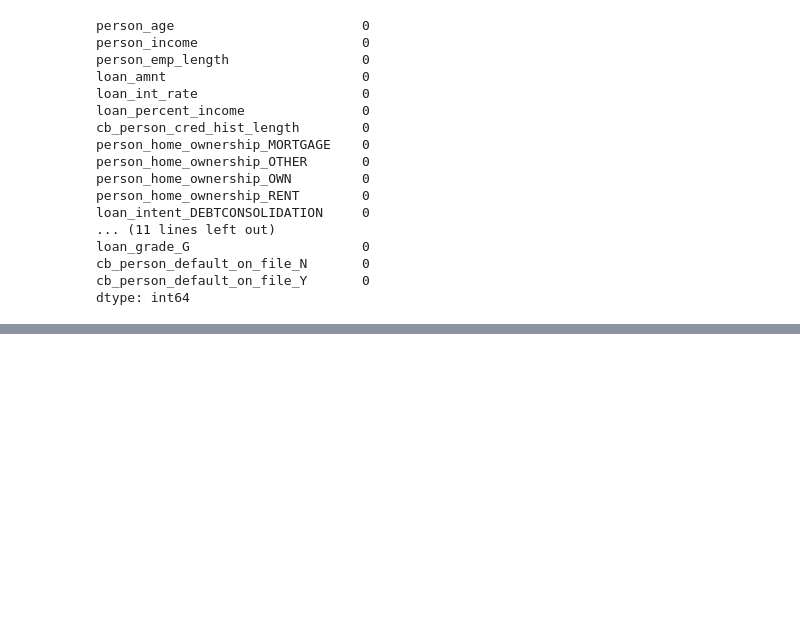
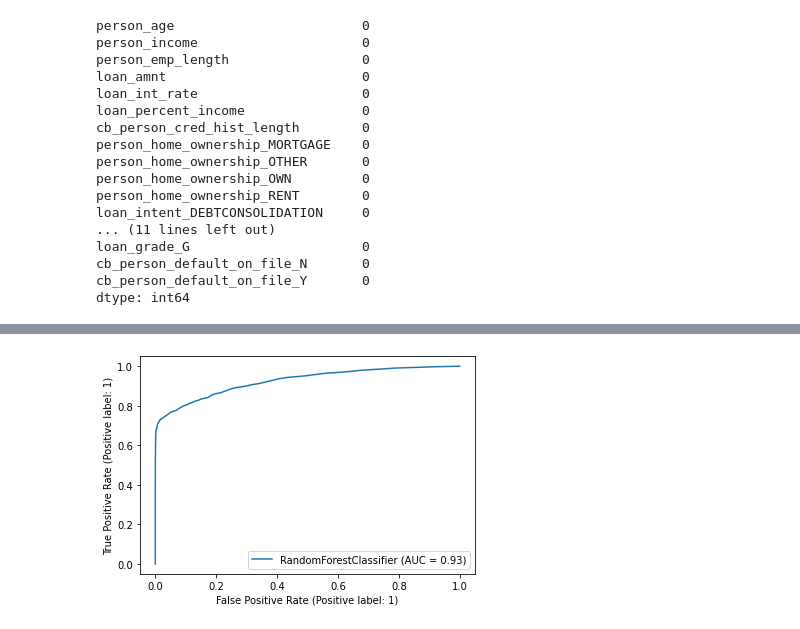
Before and after one commit to mounishsjsu/DataMining_255, a Jupyter notebook: Datamining_project.ipynb, the cells around one changed output, grey strips where cells are left out. Saved outputs shown, nothing was run; the diff lists cells and outputs as text; code cells hidden in the pictures; blank space fills up the shorter version.

```diff
--- a/Datamining_project.ipynb
+++ b/Datamining_project.ipynb
@@ -118,0 +199,4 @@ weighted avg       0.80      0.66      0.69      6517
+# %%
+from sklearn.ensemble import RandomForestClassifier
+rf = RandomForestClassifier(n_estimators = 100, random_state=10, verbose = 1, n_jobs = -1)
+rf.fit(X_train_upsampled, y_train_upsampled)
@@ -118,0 +242,8 @@ weighted avg       0.80      0.66      0.69      6517
+# %%
+from sklearn.metrics import roc_auc_score
+from sklearn import metrics
+metrics.plot_roc_curve(rf, X_test_scaled, y_test)
+graph_file= "/content/sample_data/roc_auc_plot.png"
+plt.savefig(graph_file)
+plt.show()
+# %% [output]
@@ -118,0 +253 @@ weighted avg       0.80      0.66      0.69      6517
+[figure, added]
```
Also changed, not shown: parts of 21 cells of this notebook.
